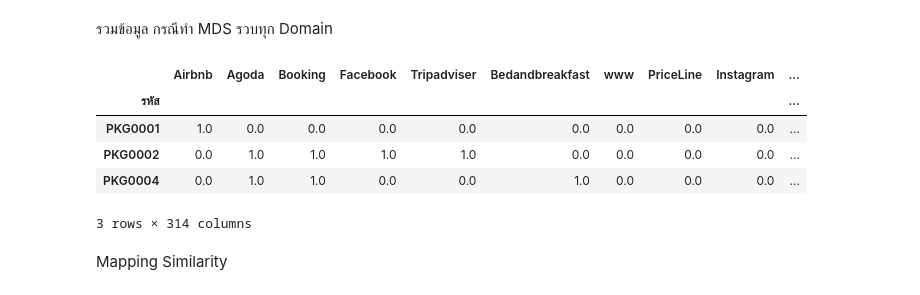
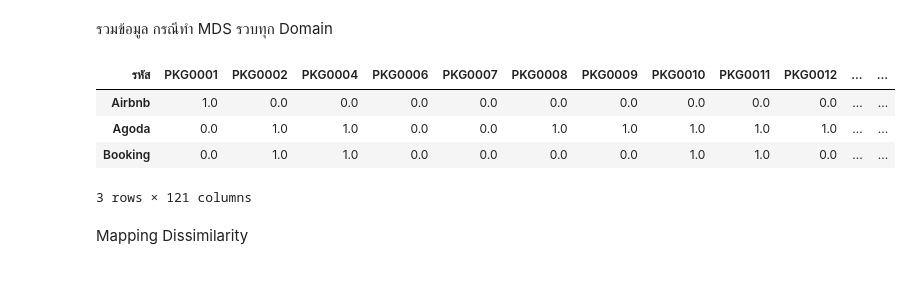
Before and after one commit to pacharapol4066/hotelPositioning, a Jupyter notebook: data load & transform.ipynb, the cells around one changed output. Saved outputs shown, nothing was run; the diff lists cells and outputs as text; code cells hidden in the pictures.

```diff
--- a/data load & transform.ipynb
+++ b/data load & transform.ipynb
@@ -83,11 +83,10 @@ df_all = pd.concat([df_platform, df_platform_review,df_acc,df_style,df_highlight
 # %%
 df_all = df_all.drop('n/a', axis=1)
 # %%
-df_all.head(3)
+df_all.T.head(3)
 # %% [output]
-|  | Airbnb | Agoda | Booking | Facebook | Tripadviser | Bedandbreakfast | www | PriceLine | Instagram | ... |
-| รหัส |  |  |  |  |  |  |  |  |  | ... |
-| PKG0001 | 1.0 | 0.0 | 0.0 | 0.0 | 0.0 | 0.0 | 0.0 | 0.0 | 0.0 | ... |
-| PKG0002 | 0.0 | 1.0 | 1.0 | 1.0 | 1.0 | 0.0 | 0.0 | 0.0 | 0.0 | ... |
-| PKG0004 | 0.0 | 1.0 | 1.0 | 0.0 | 0.0 | 1.0 | 0.0 | 0.0 | 0.0 | ... |
+| รหัส | PKG0001 | PKG0002 | PKG0004 | PKG0006 | PKG0007 | PKG0008 | PKG0009 | PKG0010 | PKG0011 | PKG0012 | ... | ... |
+| Airbnb | 1.0 | 0.0 | 0.0 | 0.0 | 0.0 | 0.0 | 0.0 | 0.0 | 0.0 | 0.0 | ... | ... |
+| Agoda | 0.0 | 1.0 | 1.0 | 0.0 | 0.0 | 1.0 | 1.0 | 1.0 | 1.0 | 1.0 | ... | ... |
+| Booking | 0.0 | 1.0 | 1.0 | 0.0 | 0.0 | 0.0 | 0.0 | 1.0 | 1.0 | 0.0 | ... | ... |
-3 rows × 314 columns
+3 rows × 121 columns
@@ -94,2 +97,2 @@ df_all.head(3)
 # %% [markdown]
-Mapping Similarity
+Mapping Dissimilarity
```
Also changed, not shown: parts of 6 cells of this notebook.
